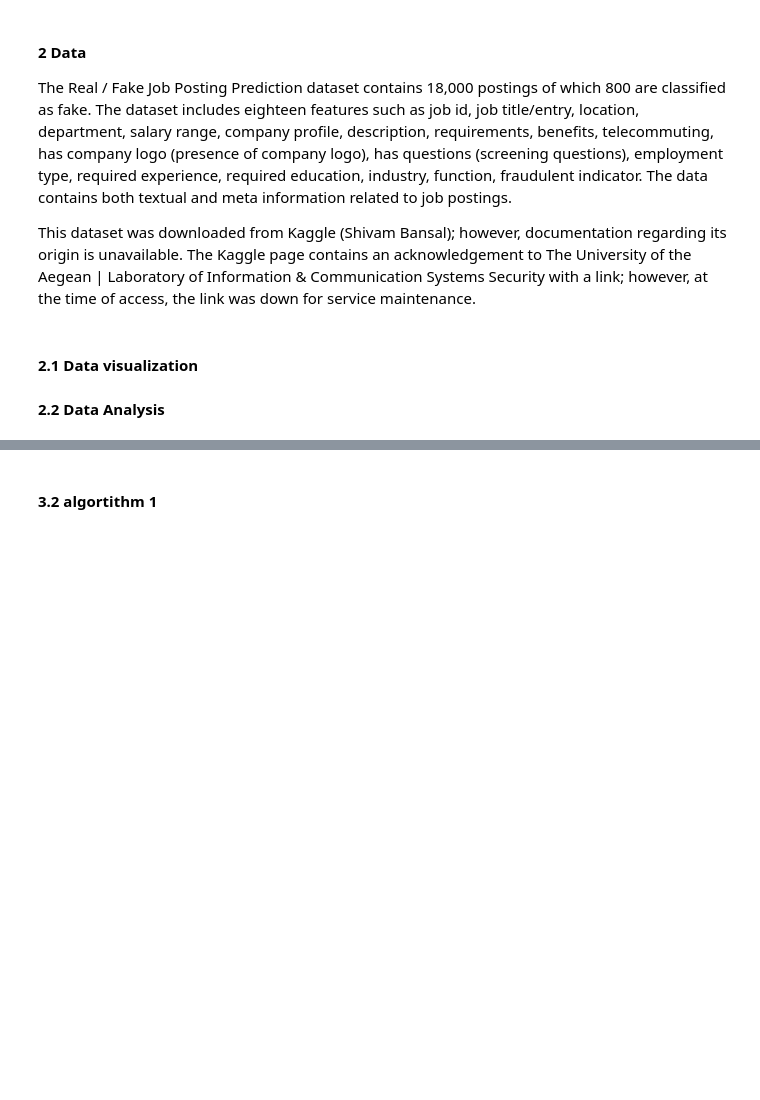
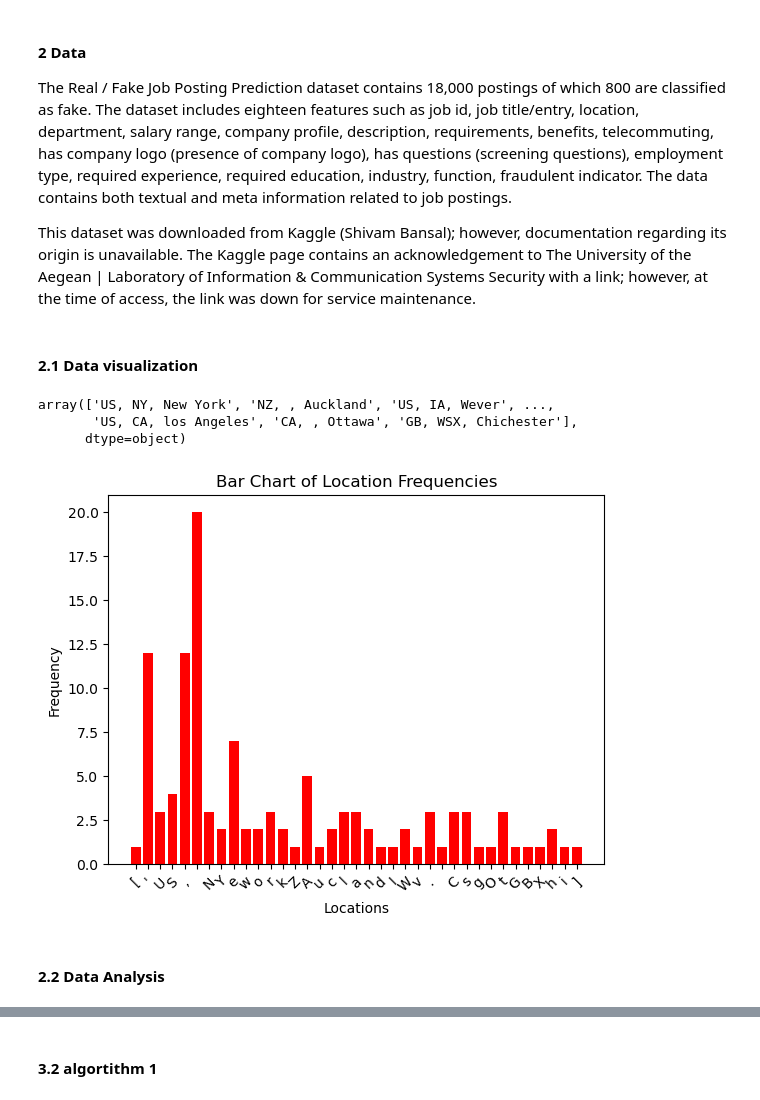
Before and after one commit to pmb-7684/Intro_MachineLearning, a Jupyter notebook: ML_final2025.ipynb, the cells around one changed output, grey strips where cells are left out. Saved outputs shown, nothing was run; the diff lists cells and outputs as text; code cells hidden in the pictures; blank space fills up the shorter version.

Commit message:
Update ML_final2025.ipynb
additional updates; plan to select another dataset.  it has too many missing values and imbalanced.  I could oversample the fake data but I think it might present a problem

```diff
--- a/ML_final2025.ipynb
+++ b/ML_final2025.ipynb
@@ -174,9 +175,34 @@ The Real / Fake Job Posting Prediction dataset contains 18,000 postings of which
 This dataset was downloaded from Kaggle (Shivam Bansal); however, documentation regarding its origin is unavailable.  The Kaggle page contains an acknowledgement to The University of the Aegean | Laboratory of Information & Communication Systems Security with a link; however, at the time of access, the link was down for service maintenance.
 # %% [markdown]
 #### 2.1    Data visualization
-
-
-#### 2.2    Data Analysis
+# %%
+jobs['location'].unique()
+
+#okay, think about - see location below, you need to extract the 3 item. for example 'US, NY, New York' - extract New York -- come back later
+#
+# %% [output]
+array(['US, NY, New York', 'NZ, , Auckland', 'US, IA, Wever', ...,
+       'US, CA, los Angeles', 'CA, , Ottawa', 'GB, WSX, Chichester'],
+      dtype=object)
+# %%
+locs = str(jobs['location'].unique())
+locs_count = {}
+for loc in locs:
+    locs_count[loc] = locs_count.get(loc,0) +1
+
+unique_loc = list(locs_count.keys())
+counts = list(locs_count.values())
+
+plt.bar(unique_loc, counts, color = "red")
+plt.xlabel("Locations")
+plt.ylabel("Frequency")
+plt.title("Bar Chart of Location Frequencies")
+plt.xticks(rotation = 45)
+plt.show()
+# %% [output]
+[figure, added]
+# %% [markdown]
+#### 2.2    Data Analysis
 # %% [markdown]
 #### 2.3    Data Preprocessing
 
```
Also changed, not shown: parts of 4 cells of this notebook.
